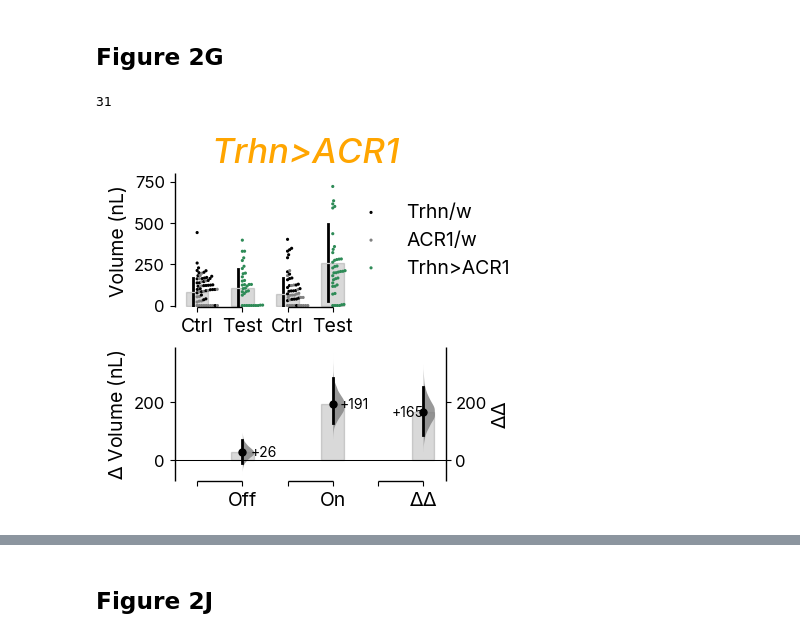
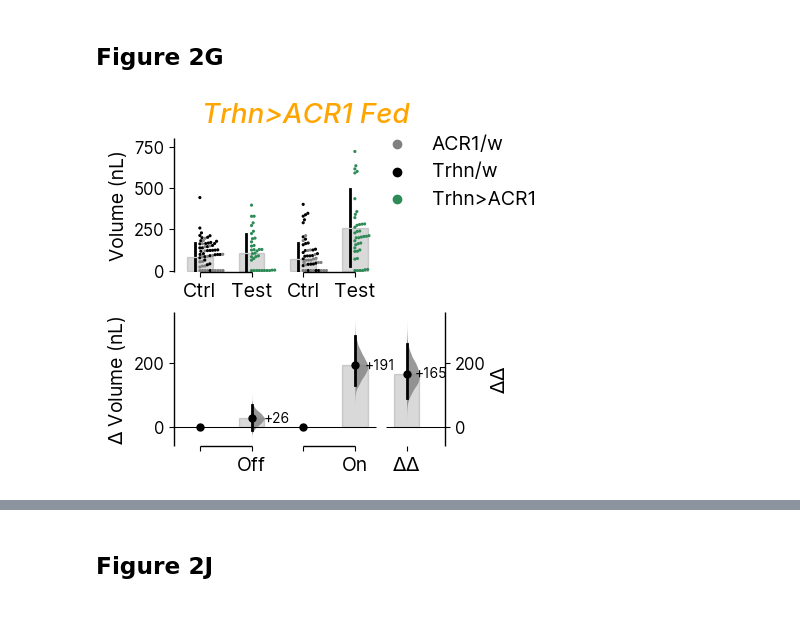
Before and after one commit to sangyu/Holophenotype5HT, a Jupyter notebook: nbs/01_Figures/02_03_Trh Feeding_Alternate.ipynb, the cells around one changed output, grey strips where cells are left out. Cells and saved outputs as stored; diff of their text form; code cells hidden in the pictures.

```diff
--- a/nbs/01_Figures/02_03_Trh Feeding_Alternate.ipynb
+++ b/nbs/01_Figures/02_03_Trh Feeding_Alternate.ipynb
@@ -35,7 +35,7 @@ import numpy as np
 import dabest
 paperpath = '/Users/sangyuxu/Library/Mobile Documents/com~apple~CloudDocs/EspressoManu/'
 picklepath = paperpath + 'DataforFigures/Behavior/Data/pickles/'
-imagepath = paperpath + 'Figures20250212/'
+imagepath = paperpath + 'Figures202604/'
 figurepath = imagepath + '/Figure2/'
 panelpath = figurepath + '/panels and data/'
 TrhCsCh_ele = pd.read_pickle(picklepath + 'TrhCsCh_ele.pickle')
@@ -45,14 +45,12 @@ R50ACR1_ele = pd.read_pickle(picklepath + 'R50ACR1_ele.pickle')
 
 TrhCsCh = pd.read_csv(picklepath + 'TrhCsCh_ele.csv').sort_values(by = 'Light')
 R50CsCh = pd.read_csv(picklepath + 'R50CsCh_ele.csv').sort_values(by = 'Light')
-TrhACR = pd.read_csv(picklepath + 'TrhACRRound2_ele.csv').sort_values(by = 'Light')
-R50ACR = pd.read_csv(picklepath + 'R50ACRRound2_ele.csv').sort_values(by = 'Light')
+TrhACR = pd.read_csv(picklepath + 'TrhACR1_ele.csv').sort_values(by = 'Light')
+R50ACR = pd.read_csv(picklepath + 'R50ACR1_ele.csv').sort_values(by = 'Light')
 for df in [TrhCsCh, R50CsCh, TrhACR, R50ACR]:
     df['Volume'] = df['Volume']*1000
     df['Meal Size'] = df['Meal Size']*1000
     df['Feed Speed'] = df['Feed Speed']*1000
 contrastTextFontSize = 14
 
-# %run '/Users/sangyuxu/Documents/GitHub/Holophenotype5HT/nbs/02_helper/Gdocs API/writepdtogoogledocs.ipynb'
-# SPREADSHEET_ID = '1nbr_gWwmOcVY252Tur-fOhx1UDA4IyAfWXCnzwCxGYo'
-# figure_sheet = 'Figure 2'
+%run '/Users/sangyuxu/Documents/GitHub/Holophenotype5HT/nbs/02_helper/Gdocs API/writepdtocsv.ipynb'
@@ -185,44 +482,35 @@ len(subdata)
 # %%
 setFont('inter', 12)
 
 data = TrhACR
 metric = 'Volume'
 subdata = data[['GenoReduced', 'Status', metric]].rename(columns = {'GenoReduced':'Genotype'}).reset_index()
 subdata.to_csv(figurepath+'TrhACR1_Vcontrast.csv')
 
 
 rtrhACRV = dabest.load(TrhACR, x = ['Status', 'GenoReduced'], y =  'Volume', delta2 = True, experiment = 'Light', x1_level=['Ctrl', 'Test'])
-ftrhACRV = rtrhACRV.mean_diff.plot(contrast_bars_kwargs= {'alpha':.15},  swarm_bars_kwargs={'alpha':.15},raw_marker_size=0.4, es_marker_size= 5, swarm_desat = 1,custom_palette= trhacrpalette, fig_size=(3.5, 4),swarm_ylim= [-10, 800],
-                                  swarm_label='Volume (nL)', contrast_label= '$\Delta$ Volume (nL)', delta2_label= '$\Delta\Delta$',
-                                  fontsize_contrastxlabel=contrastTextFontSize,
-                                   fontsize_contrastylabel= contrastTextFontSize,
-                                   fontsize_delta2label=contrastTextFontSize,
-                                   fontsize_rawxlabel=contrastTextFontSize,
-                                   fontsize_rawylabel=contrastTextFontSize,
-                                  delta_text = True
-                                  )
+ftrhACRV = rtrhACRV.mean_diff.plot(contrast_bars_kwargs= {'alpha':.15},
+                                    raw_bars_kwargs={'alpha':.15},
+                                    raw_marker_size=.4, contrast_marker_size= 5, raw_desat = 1,color_col='GenoReduced', custom_palette= trhacrpalette, fig_size=(3.5, 4), raw_ylim= [-10, 800],
+                                  raw_label='Volume (nL)', contrast_label= '$\Delta$ Volume (nL)', delta2_label= '$\Delta\Delta$',
+                                  fontsize_contrastxlabel=contrastTextFontSize, fontsize_contrastylabel= contrastTextFontSize, fontsize_delta2label=contrastTextFontSize, fontsize_rawxlabel=contrastTextFontSize, fontsize_rawylabel=contrastTextFontSize
+                                   )
 ftrhACRV.axes[0].set_xticklabels(['Ctrl', 'Test', 'Ctrl', 'Test'])
-ftrhACRV.axes[1].get_children()[17].set_text(ftrhACRV.axes[1].get_children()[17].get_text()[0:-3])
-ftrhACRV.axes[1].get_children()[18].set_text(ftrhACRV.axes[1].get_children()[18].get_text()[0:-3])
-ftrhACRV.axes[1].get_children()[19].set_text(ftrhACRV.axes[1].get_children()[19].get_text()[0:-3])
+ftrhACRV.axes[1].get_children()[14].set_text(ftrhACRV.axes[1].get_children()[14].get_text()[0:-3])
+ftrhACRV.axes[1].get_children()[15].set_text(ftrhACRV.axes[1].get_children()[15].get_text()[0:-3])
+ftrhACRV.axes[1].get_children()[16].set_text(ftrhACRV.axes[1].get_children()[16].get_text()[0:-3])
+handles, _ = ftrhACRV.axes[0].get_legend_handles_labels()
+ftrhACRV.axes[0].legend(
+    handles,
+    TrhACR.GenoReduced.unique().tolist(),
+    frameon=False, loc='right', bbox_to_anchor=[1.4, 0.75],
+    fontsize=contrastTextFontSize, markerscale=1
+)
+ftrhACRV.suptitle('Trhn>ACR1 Fed', font = 'inter', style='italic', weight = 'medium', fontsize = 20, color= 'orange', y=.97)
+ftrhACRV.axes[1].set_xticklabels(['', 'Off', '', 'On', r'$\Delta\Delta$'])
+ftrhACRV.savefig(figurepath+'TrhACR1_Vcontrast.svg')
 
-
-order = [2, 0, 1]
-handles = TrhACR.GenoReduced.unique().to_list()
-ftrhACRV.axes[0].legend([handles[2-i] for i in order], frameon=False,loc='right', bbox_to_anchor=[1.3, 0.5], fontsize= contrastTextFontSize, markerscale = 1, edgecolor = "inherit")
-leg = ftrhACRV.axes[0].get_legend()
-hl_dict = {handle.get_label(): handle for handle in leg.legendHandles}
-hl_dict['_child0'].set_color('k')
-hl_dict['_child1'].set_color(trhacrpalette['ACR1/w'])
-hl_dict['_child2'].set_color(trhacrpalette['Trhn>ACR1'])
-
-ftrhACRV.suptitle('Trhn>ACR1', font = 'inter', style='italic', weight = 'medium', fontsize = 25, color= 'orange', y=.97)
-ftrhACRV.axes[1].set_xticklabels(['', 'Off', '', 'On','', r'$\Delta\Delta$'])
-ftrhACRV.savefig(figurepath+'TrhACR1_Vcontrast.svg')
-ftrhACRV.axes[1].get_children()
-
-rtrhACRV_table = make_delta2_results(rtrhACRV, 'w/Trhn-Gal4, w/UAS-ACR1', 'Trhn-Gal4>UAS-ACR1')
+# rtrhACRV_table = make_delta2_results(rtrhACRV, 'w/Trhn-Gal4, w/UAS-ACR1', 'Trhn-Gal4>UAS-ACR1')
 # write_results_table(SPREADSHEET_ID, 'Figure 2G Trhn>ACR1', rtrhACRV_table, sheet = 'Figure 2', starting_row = None)
 # %% [output]
-31
-[figure, old version]
+[figure, new version]
```
Also changed, not shown: parts of 20 cells of this notebook, 8 other files.
